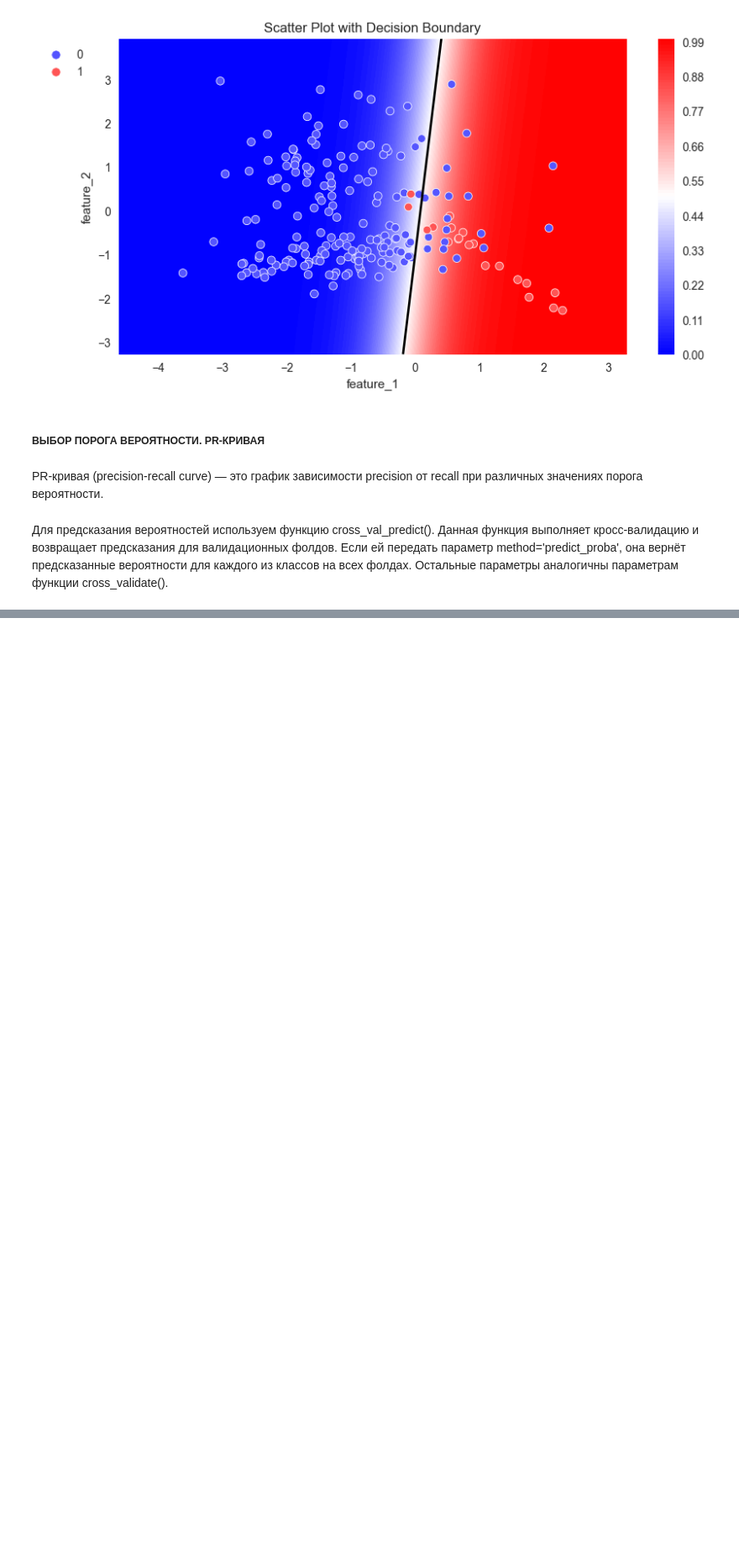
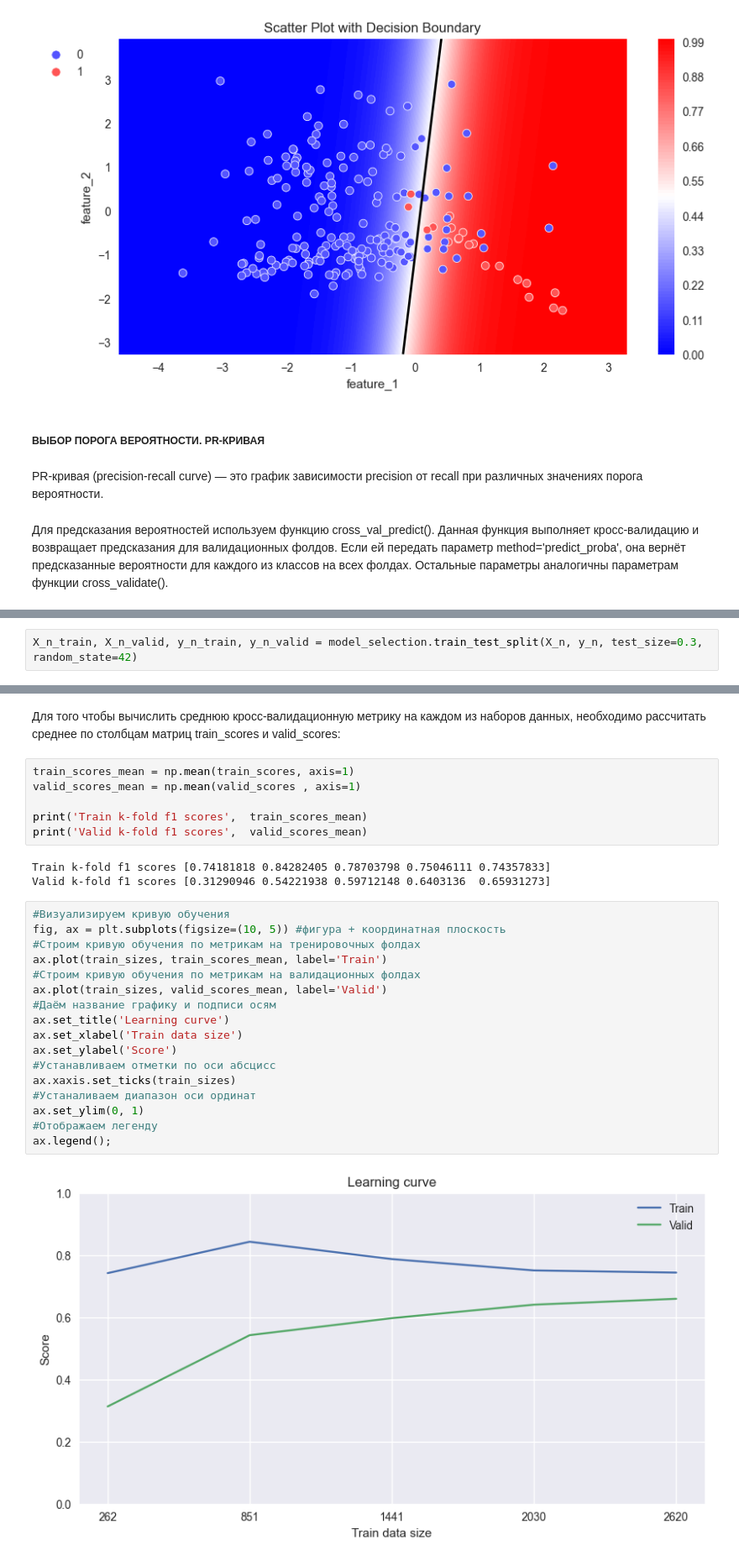
Before and after one commit to vadimkopytko/learning, a Jupyter notebook: SkillFactory/ML_5_Валидация_и_оценка_моделей/Theory.ipynb, the cells around one changed output, grey strips where cells are left out. Shown at 84% size. Drawn from its saved outputs; the diff is of its cells as text; blank space fills up the shorter version.

```diff
--- a/SkillFactory/ML_5_Валидация_и_оценка_моделей/Theory.ipynb
+++ b/SkillFactory/ML_5_Валидация_и_оценка_моделей/Theory.ipynb
@@ -455,0 +680,2 @@ PR-кривая (precision-recall curve) — это график зависим
+# %%
+X_n_train, X_n_valid, y_n_train, y_n_valid = model_selection.train_test_split(X_n, y_n, test_size=0.3, random_state=42)
@@ -455,0 +787,30 @@ PR-кривая (precision-recall curve) — это график зависим
+# %% [markdown]
+Для того чтобы вычислить среднюю кросс-валидационную метрику на каждом из наборов данных, необходимо рассчитать среднее по столбцам матриц train_scores и valid_scores:
+# %%
+train_scores_mean = np.mean(train_scores, axis=1)
+valid_scores_mean = np.mean(valid_scores , axis=1)
+
+print('Train k-fold f1 scores',  train_scores_mean)
+print('Valid k-fold f1 scores',  valid_scores_mean)
+# %% [output]
+Train k-fold f1 scores [0.74181818 0.84282405 0.78703798 0.75046111 0.74357833]
+Valid k-fold f1 scores [0.31290946 0.54221938 0.59712148 0.6403136  0.65931273]
+# %%
+#Визуализируем кривую обучения
+fig, ax = plt.subplots(figsize=(10, 5)) #фигура + координатная плоскость
+#Строим кривую обучения по метрикам на тренировочных фолдах
+ax.plot(train_sizes, train_scores_mean, label='Train')
+#Строим кривую обучения по метрикам на валидационных фолдах
+ax.plot(train_sizes, valid_scores_mean, label='Valid')
+#Даём название графику и подписи осям
+ax.set_title('Learning curve')
+ax.set_xlabel('Train data size')
+ax.set_ylabel('Score')
+#Устанавливаем отметки по оси абсцисс
+ax.xaxis.set_ticks(train_sizes)
+#Устаналиваем диапазон оси ординат
+ax.set_ylim(0, 1)
+#Отображаем легенду
+ax.legend();
+# %% [output]
+[figure, added]
```
Also changed, not shown: parts of 40 cells of this notebook, 2 other files.
